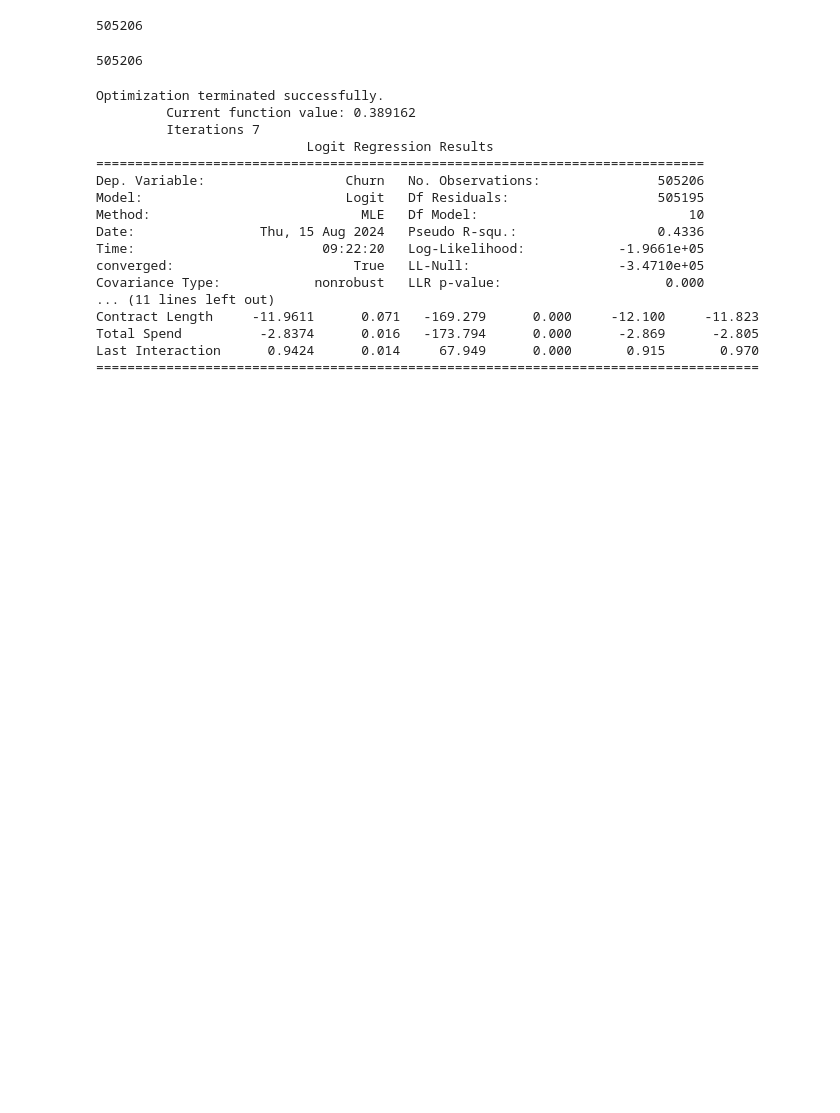
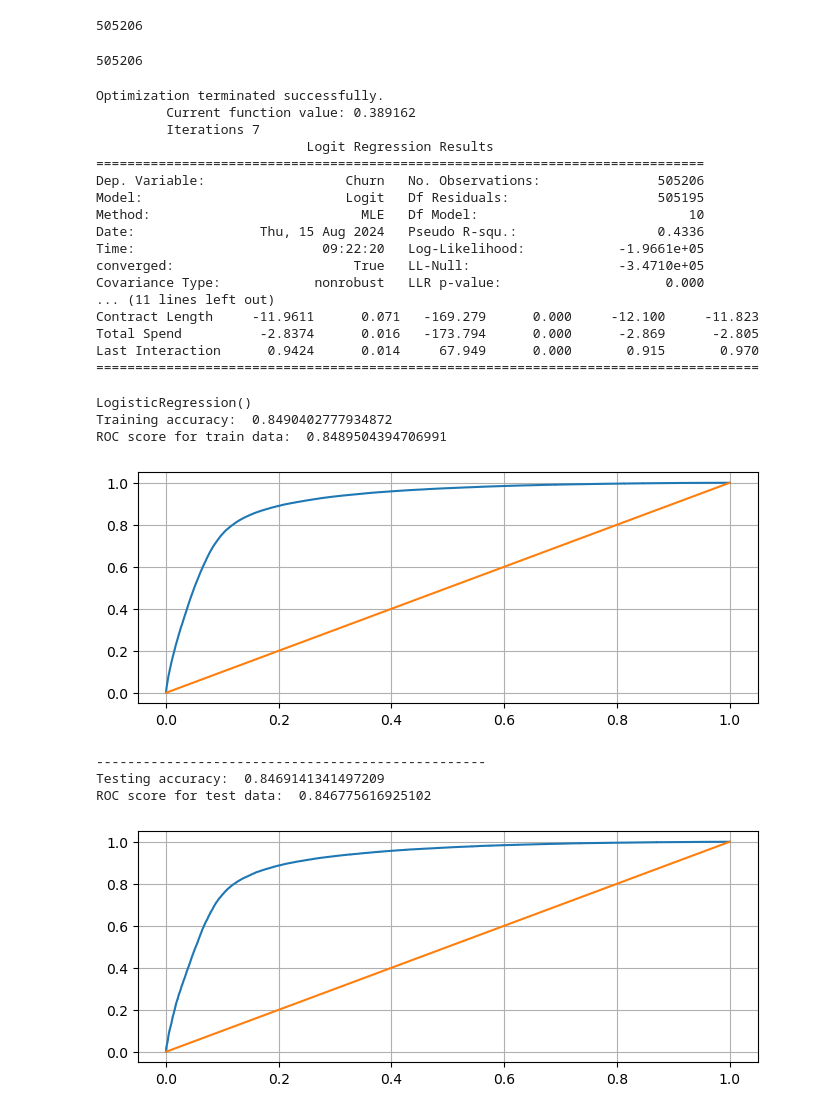
Before and after one commit to Lakshmeesh02/CustomerChurn, a Jupyter notebook: main.ipynb, the cells around one changed output. Drawn from its saved outputs; the diff is of its cells as text; code cells hidden in the pictures; blank space fills up the shorter version.

Commit message:
trained and tested with 5 base models

```diff
--- a/main.ipynb
+++ b/main.ipynb
@@ -231,3 +231,50 @@ Contract Length     -11.9611      0.071   -169.279      0.000     -12.100     -1
 Total Spend          -2.8374      0.016   -173.794      0.000      -2.869      -2.805
 Last Interaction      0.9424      0.014     67.949      0.000       0.915       0.970
 =====================================================================================
+# %%
+from sklearn.model_selection import train_test_split
+xtrain, xtest, ytrain, ytest=train_test_split(x, y, test_size=0.3, random_state=42)
+from sklearn.metrics import accuracy_score, roc_auc_score, roc_curve
+from sklearn.linear_model import LogisticRegression
+from sklearn.tree import DecisionTreeClassifier
+from sklearn.ensemble import RandomForestClassifier
+from sklearn.neighbors import KNeighborsClassifier
+from sklearn.naive_bayes import GaussianNB
+# %%
+lr=LogisticRegression()
+dt=DecisionTreeClassifier()
+rf=RandomForestClassifier()
+knn=KNeighborsClassifier()
+gnb=GaussianNB()
+# %%
+def predictor(model):
+    print(model)
+    model.fit(xtrain, ytrain)
+    y_pred_train=model.predict(xtrain)
+    y_pred_test=model.predict(xtest)
+    print("Training accuracy: ", accuracy_score(ytrain, y_pred_train))
+    print("ROC score for train data: ", roc_auc_score(ytrain, y_pred_train))
+    fpr, tpr, thresholds=roc_curve(ytrain, model.predict_proba(xtrain)[:,1])
+    plt.plot(fpr, tpr)
+    plt.plot([0,1], [0,1])
+    plt.grid()
+    plt.show()
+    print('--'*25)
+    print("Testing accuracy: ", accuracy_score(ytest, y_pred_test))
+    print("ROC score for test data: ", roc_auc_score(ytest, y_pred_test))
+    fpr, tpr, thresholds=roc_curve(ytest, model.predict_proba(xtest)[:,1])
+    plt.plot(fpr, tpr)
+    plt.plot([0,1], [0,1])
+    plt.grid()
+    plt.show()
+# %%
+predictor(lr)
+# %% [output]
+LogisticRegression()
+Training accuracy:  0.8490402777934872
+ROC score for train data:  0.8489504394706991
+[figure, added]
+--------------------------------------------------
+Testing accuracy:  0.8469141341497209
+ROC score for test data:  0.846775616925102
+[figure, added]
```
Also changed, not shown: parts of 5 cells of this notebook.
